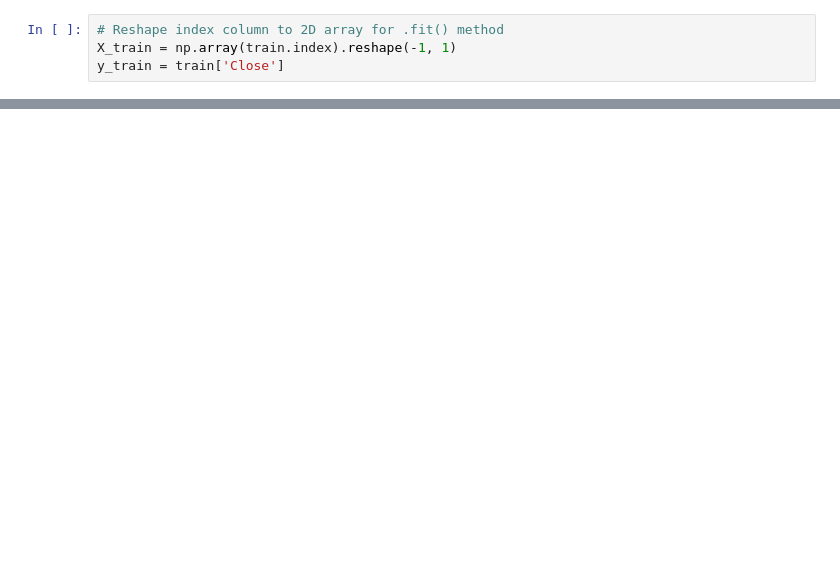
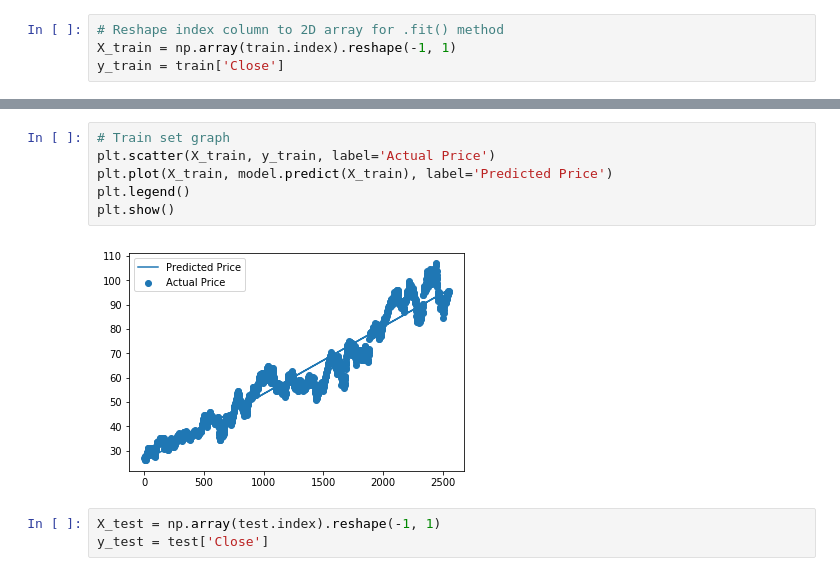
Before and after one commit to mediasittich/Predicting-Stock-Prices-with-Linear-Regression, a Jupyter notebook: Predicting Stock Prices with Linear Regression.ipynb, the cells around one changed output, grey strips where cells are left out. Saved outputs shown, nothing was run; the diff lists cells and outputs as text; blank space fills up the shorter version.

Commit message:
plot datapoints and regression line

```diff
--- a/Predicting Stock Prices with Linear Regression.ipynb
+++ b/Predicting Stock Prices with Linear Regression.ipynb
@@ -86,0 +83,11 @@ slope:  0.0276342327551606 intercept:  25.703095708906183
+# %%
+# Train set graph
+plt.scatter(X_train, y_train, label='Actual Price')
+plt.plot(X_train, model.predict(X_train), label='Predicted Price')
+plt.legend()
+plt.show()
+# %% [output]
+[figure, added]
+# %%
+X_test = np.array(test.index).reshape(-1, 1)
+y_test = test['Close']
```
Also changed, not shown: parts of 9 cells of this notebook, 1 other file.
